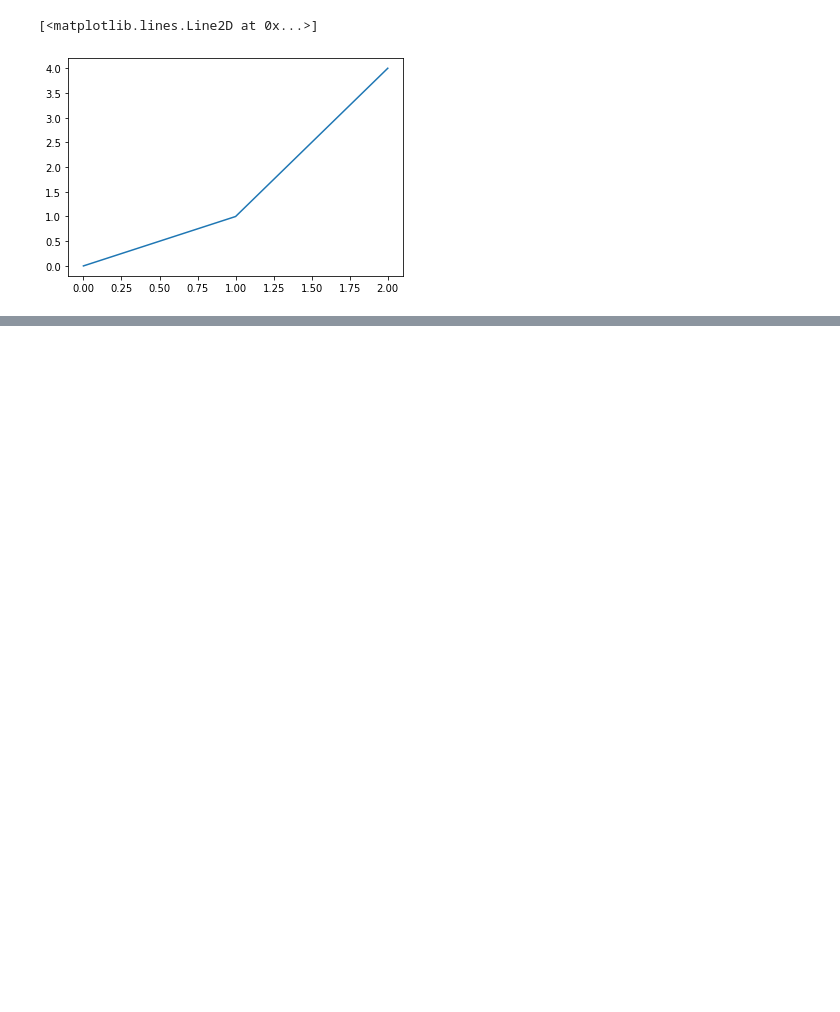
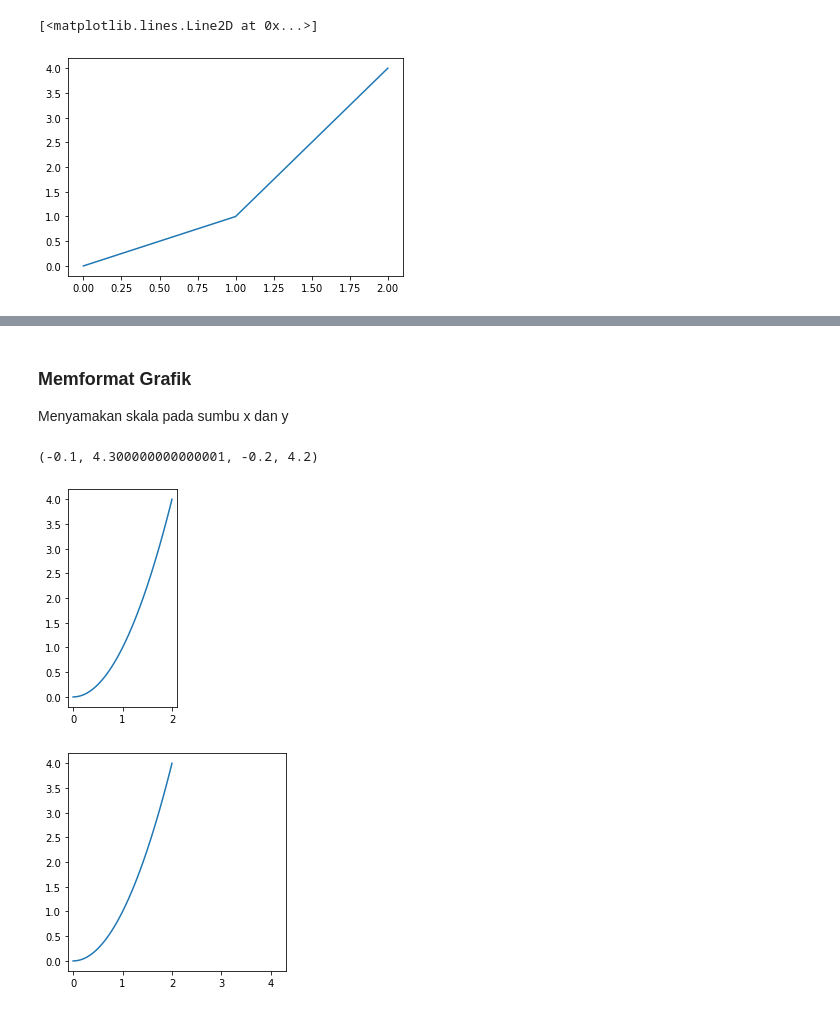
Before and after one commit to geoteknik/komputasi-geoteknik, a Jupyter notebook: kuliah/notebook/02-dasar-python-jupyter.ipynb, the cells around one changed output, grey strips where cells are left out. Drawn from its saved outputs; the diff is of its cells as text; code cells hidden in the pictures; blank space fills up the shorter version.

```diff
--- a/kuliah/notebook/02-dasar-python-jupyter.ipynb
+++ b/kuliah/notebook/02-dasar-python-jupyter.ipynb
@@ -60,0 +80,18 @@ ax.plot(x1, y1) # ploting data pada axis
+# %% [markdown]
+### Memformat Grafik
+Menyamakan skala pada sumbu x dan y
+# %%
+# Menjadikan skala sumbu x dan y sama
+## Cara 1
+fig1, ax1 = plt.subplots()
+ax1.plot(x2, y2)
+ax1.axis("scaled")
+
+## Cara 2
+fig2, ax2 = plt.subplots()
+ax2.plot(x2, y2)
+ax2.axis("square")
+# %% [output]
+(-0.1, 4.300000000000001, -0.2, 4.2)
+[figure, added]
+[figure, added]
```
Also changed, not shown: parts of 9 cells of this notebook, 8 other files.
